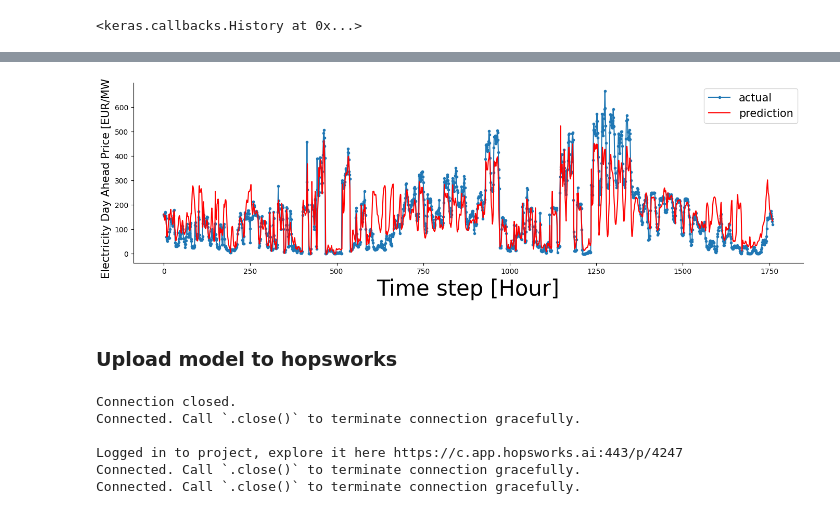
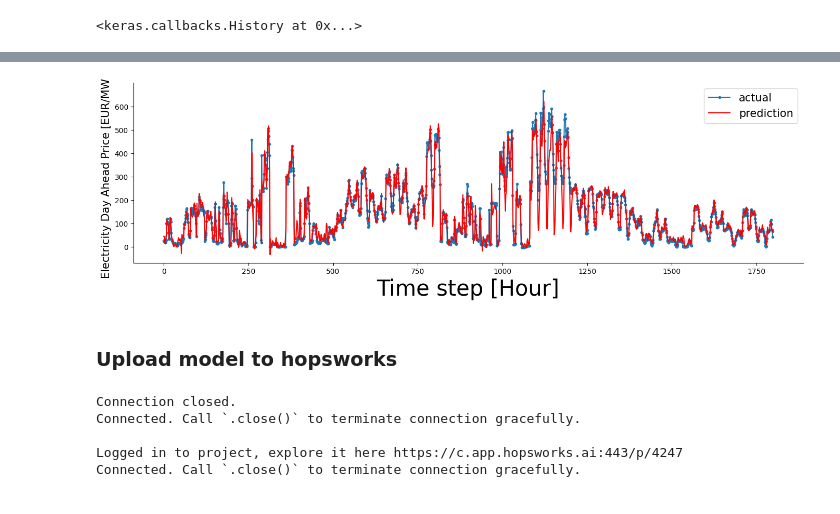
Before and after one commit to AbyelT/ID2223-Scalable-ML-and-DL, a Jupyter notebook: Project/training-pipeline.ipynb, the cells around one changed output, grey strips where cells are left out. Drawn from its saved outputs; the diff is of its cells as text; code cells hidden in the pictures.

Commit message:
training pipeline v3 & 4

```diff
--- a/Project/training-pipeline.ipynb
+++ b/Project/training-pipeline.ipynb
@@ -85,8 +87,3 @@ UserWarning: pandas only supports SQLAlchemy connectable (engine/connection) or
-# %%
-#Aggregate electricity generation by type into column total_generation
-col_list = ["hydro_water_reservoir","nuclear","other","solar","wind_onshore"]
-train_data['total_generation'] = train_data[list(col_list)].sum(axis=1)
-train_data = train_data.drop(col_list, axis=1)
 # %%
 ## Split into train & test sets
 train_size = int(len(train_data) * 0.80)
@@ -142,7 +135,7 @@ memory usage: 495.1 KB
 # %%
 step_back=24
 no_records=len(train)
-no_cols=4
+no_cols=len(train.columns)
 X_train=[]
 y_train=[]
 for i in range(step_back,no_records):
@@ -164,6 +157,6 @@ X_train_shape.shape
 ### LSTM model No. 1
 # %%
 lstm_model = tf.keras.models.Sequential([
-    tf.keras.layers.LSTM(units=665,input_shape=(25,4),recurrent_dropout=0.2,use_bias=True),
-    tf.keras.layers.Dense(units=1)
+    tf.keras.layers.LSTM(units=665,input_shape=(step_back,no_cols),recurrent_dropout=0.2,use_bias=True),
+    tf.keras.layers.Dense(units=24)
 ])
@@ -291,3 +338,5 @@ array([[162.08998],
+# %%
+y_final_pred = [i[0] for i in y_final_pred]
 # %%
 final_pred=pd.DataFrame(y_final_pred)
 final_pred.columns=['final_pred']
@@ -321,25 +370,24 @@ fully_final
 # %%
 import matplotlib.pyplot as plt
 import seaborn as sns
-aa=[x for x in range(1761)]
+aa=[x for x in range(1799)]
 plt.figure(figsize=(14,4))
 plt.plot(aa, fully_final['day_ahead_price'], marker='.', label="actual")
 plt.plot(aa, fully_final['final_pred'], 'r', label="prediction")
 # plt.tick_params(left=False, labelleft=True) #remove ticks
 plt.tight_layout()
 sns.despine(top=True)
 plt.subplots_adjust(left=0.07)
 plt.ylabel('Electricity Day Ahead Price [EUR/MWh]', size=15)
 plt.xlabel('Time step [Hour]', size=30)
 plt.legend(fontsize=15)
 plt.show();
 # %% [output]
-[figure, old version]
+[figure, new version]
 # %% [markdown]
 ### Upload model to hopsworks
 # %%
 project = hopsworks.login()
-fs = project.get_feature_store()
 mr = project.get_model_registry()
 # %% [output]
 Connection closed.
@@ -347,7 +395,6 @@ Connected. Call `.close()` to terminate connection gracefully.
 
 Logged in to project, explore it here https://c.app.hopsworks.ai:443/p/4247
 Connected. Call `.close()` to terminate connection gracefully.
-Connected. Call `.close()` to terminate connection gracefully.
 # %%
 import os
 import joblib
```
Also changed, not shown: parts of 26 cells of this notebook, 6 other files.
